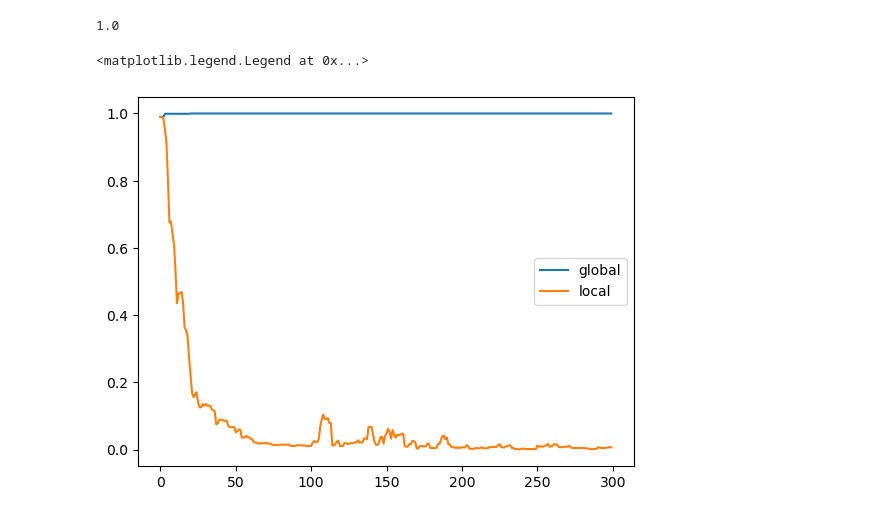
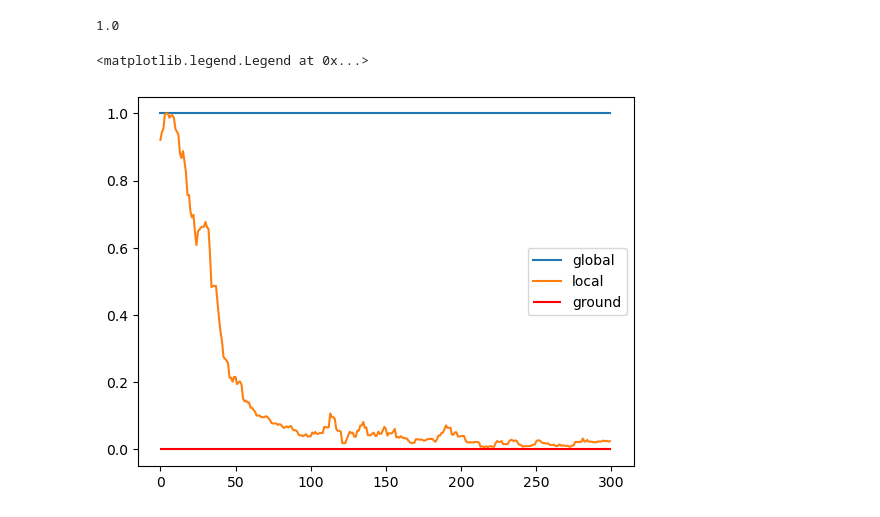
Before and after one commit to jgidi/quantum-barren-plateaus, a Jupyter notebook: notebooks/luciano/test_global_vs_local.ipynb, the cells around one changed output. Drawn from its saved outputs; the diff is of its cells as text; code cells hidden in the pictures.

```diff
--- a/notebooks/luciano/test_global_vs_local.ipynb
+++ b/notebooks/luciano/test_global_vs_local.ipynb
@@ -13,5 +19,5 @@ from qubap.qiskit.jorge.tools import SPSA_calibrated, make_list_and_callback
 # %%
-num_qubits = 4
+num_qubits = 8
 hamiltonian_global = test_hamiltonian_2( num_qubits )
 # %%
 classical_solution = classical_solver( hamiltonian_global ).eigenvalue
@@ -49,8 +56,8 @@ data_shift    = [ energy_evaluation( hamiltonian_global, ansatz, x, AerSimulator
 # %%
 plt.plot( data_global )
 plt.plot( data_shift  )
-# plt.hlines( classical_solution, 0, num_iters, 'r' )
-plt.legend(['global','local'])
+plt.hlines( classical_solution, 0, num_iters, 'r' )
+plt.legend(['global','local','ground'])
 # %% [output]
 <matplotlib.legend.Legend at 0x...>
-[figure, old version]
+[figure, new version]
```
Also changed, not shown: parts of 4 cells of this notebook, 6 other files.
